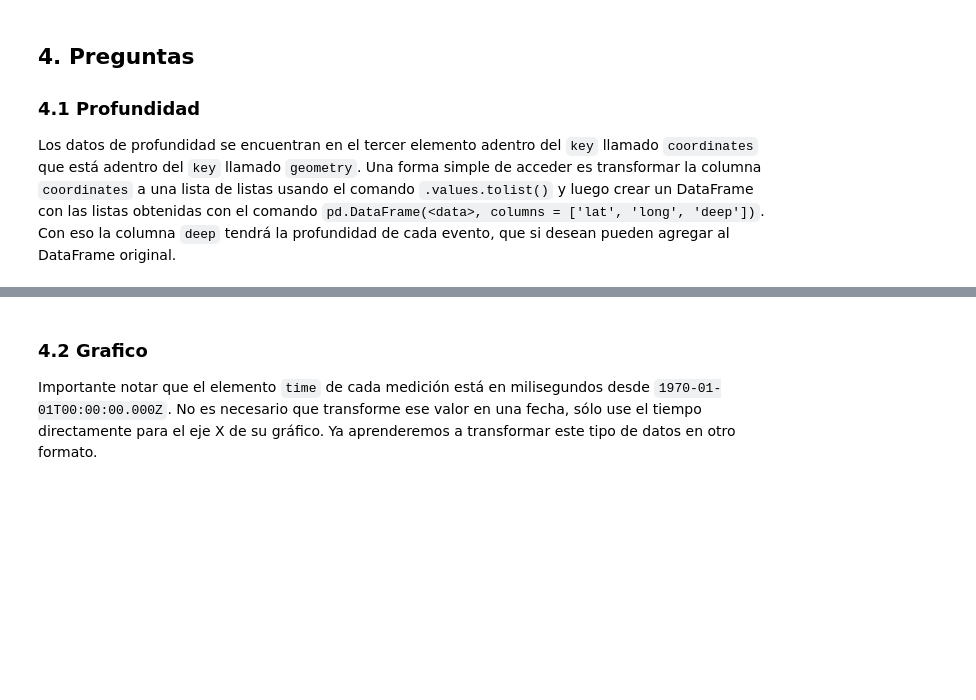
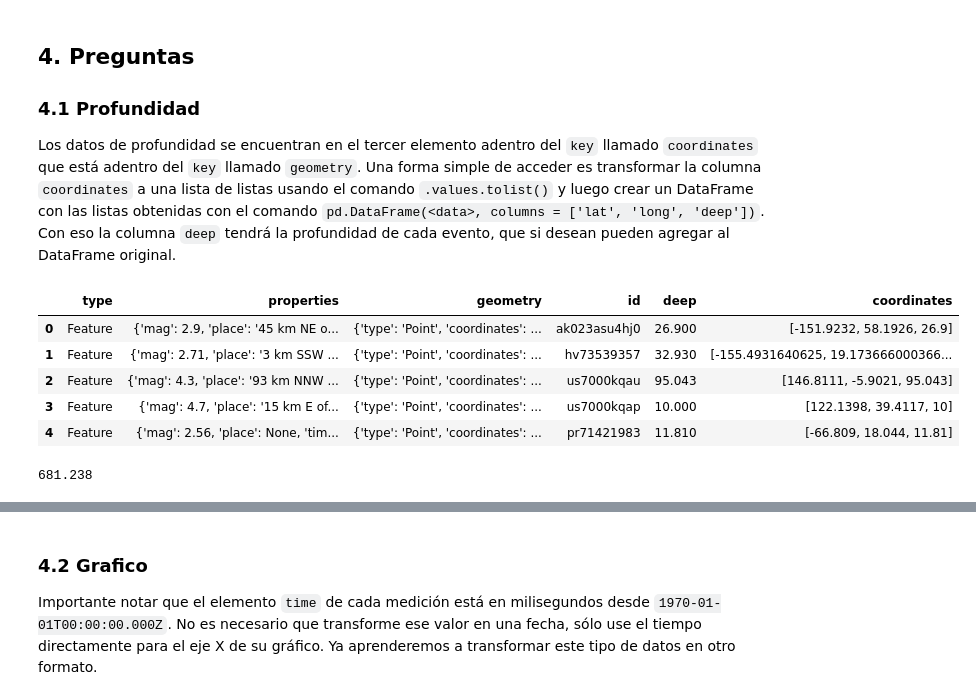
Before and after one commit to alecamposleyton/actividad-2, a Jupyter notebook: IMT2200 - Actividad 02.ipynb, the cells around one changed output, grey strips where cells are left out. Cells and saved outputs as stored; diff of their text form; code cells hidden in the pictures; blank space fills up the shorter version.

```diff
--- a/IMT2200 - Actividad 02.ipynb
+++ b/IMT2200 - Actividad 02.ipynb
@@ -95,0 +95,7 @@ Al generarse un archivo del tipo .json el tipo de datos generados es semi-estruc
+# %%
+# respuesta:
+with open('temblores.json', 'rb')as f:
+    data = json.load(f)
+
+features = data['features']
+df = pd.DataFrame(features)
@@ -103,0 +121,24 @@ Los datos de profundidad se encuentran en el tercer elemento adentro del `key` l
+# %%
+#para hacer esta parte hare listas vacias que se iran completando con las coordendas  y profundidad con el dataframe creado anteriormente
+coordenadas = []
+profundidad = []
+for feature in features:
+    #ingreso a la coordenada segun enunciado
+    coordenada = feature['geometry']['coordinates']
+    coordenadas.append(coordenada)
+    #ahora agrego las profundidades a las listas vacias
+    profundidad.append(coordenada[2]) #ponemos en la posicion 2 ya que eso dice el eneunciado que estan las profundidades.
+
+#agregamos las nuevas columnas
+df['coordinates'] = coordenadas
+df['deep'] = profundidad
+# %%
+#ahora corremos el dataframe nuevo que tienee la columna de las profunidades y coordenadas
+df.head()
+# %% [output]
+|  | type | properties | geometry | id | deep | coordinates |
+| 0 | Feature | {'mag': 2.9, 'place': '45 km NE o... | {'type': 'Point', 'coordinates': ... | ak023asu4hj0 | 26.900 | [-151.9232, 58.1926, 26.9] |
+| 1 | Feature | {'mag': 2.71, 'place': '3 km SSW ... | {'type': 'Point', 'coordinates': ... | hv73539357 | 32.930 | [-155.4931640625, 19.173666000366... |
+| 2 | Feature | {'mag': 4.3, 'place': '93 km NNW ... | {'type': 'Point', 'coordinates': ... | us7000kqau | 95.043 | [146.8111, -5.9021, 95.043] |
+| 3 | Feature | {'mag': 4.7, 'place': '15 km E of... | {'type': 'Point', 'coordinates': ... | us7000kqap | 10.000 | [122.1398, 39.4117, 10] |
+| 4 | Feature | {'mag': 2.56, 'place': None, 'tim... | {'type': 'Point', 'coordinates': ... | pr71421983 | 11.810 | [-66.809, 18.044, 11.81] |
@@ -103,0 +154,4 @@ Los datos de profundidad se encuentran en el tercer elemento adentro del `key` l
+# %%
+prof
+# %% [output]
+681.238
```
Also changed, not shown: parts of 11 cells of this notebook.
